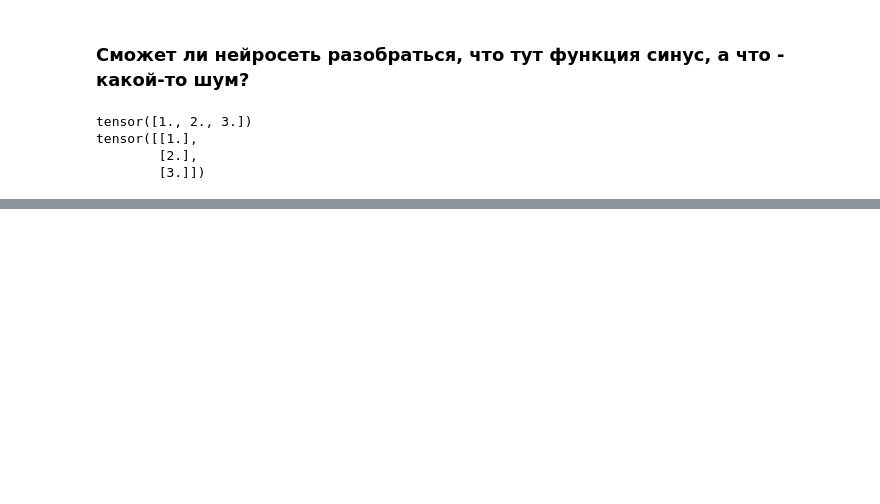
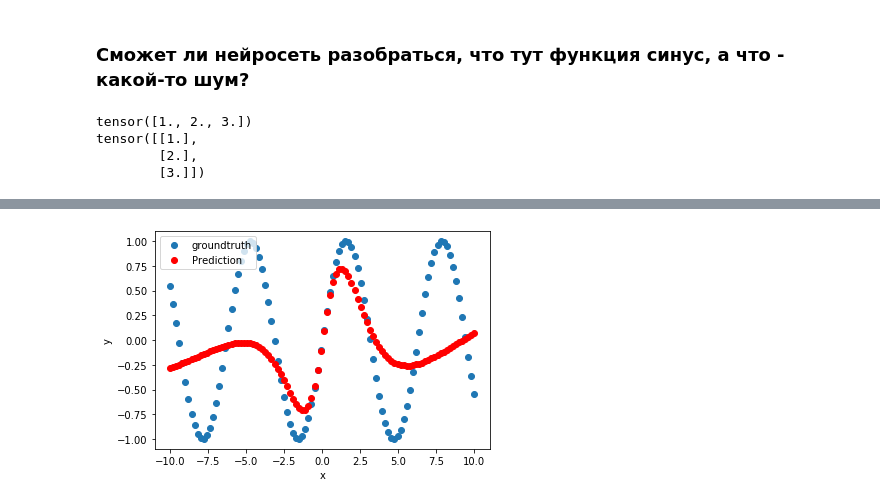
Before and after one commit to andreqwert/DL_introduction, a Jupyter notebook: torch/torch03.ipynb, the cells around one changed output, grey strips where cells are left out. Cells and saved outputs as stored; diff of their text form; code cells hidden in the pictures; blank space fills up the shorter version.

```diff
--- a/torch/torch03.ipynb
+++ b/torch/torch03.ipynb
@@ -82,0 +154,2 @@ y_validation.unsqueeze_(1);
+# %%
+optimizer = torch.optim.SGD(sine_net.parameters(), lr=0.01)
@@ -82,0 +160,4 @@ y_validation.unsqueeze_(1);
+# %%
+def loss(pred, target):
+    squares = (pred-target) ** 2
+    return squares.mean()
@@ -82,0 +172,19 @@ y_validation.unsqueeze_(1);
+# %%
+for epoch_index in range(2000):
+    # ВНУТРИ ОДНОЙ ЭПОХИ
+    optimizer.zero_grad()   # зануляем градиенты!!!
+
+    # Считаем предскзаание нейросети
+    y_pred = sine_net.forward(x_train)
+    # Счиатем функцию потерь, получаем число (скаляр)
+    loss_val = loss(y_pred, y_train)
+
+    # просчет обратного распространения ошибки, чтобы сделать шаг градиентного спуска
+    loss_val.backward()  # параметр, который зависит от весов нейросети
+
+    optimizer.step()
+
+
+predict(sine_net, x_validation, y_validation)
+# %% [output]
+[figure, added]
```
Also changed, not shown: parts of 17 cells of this notebook.
